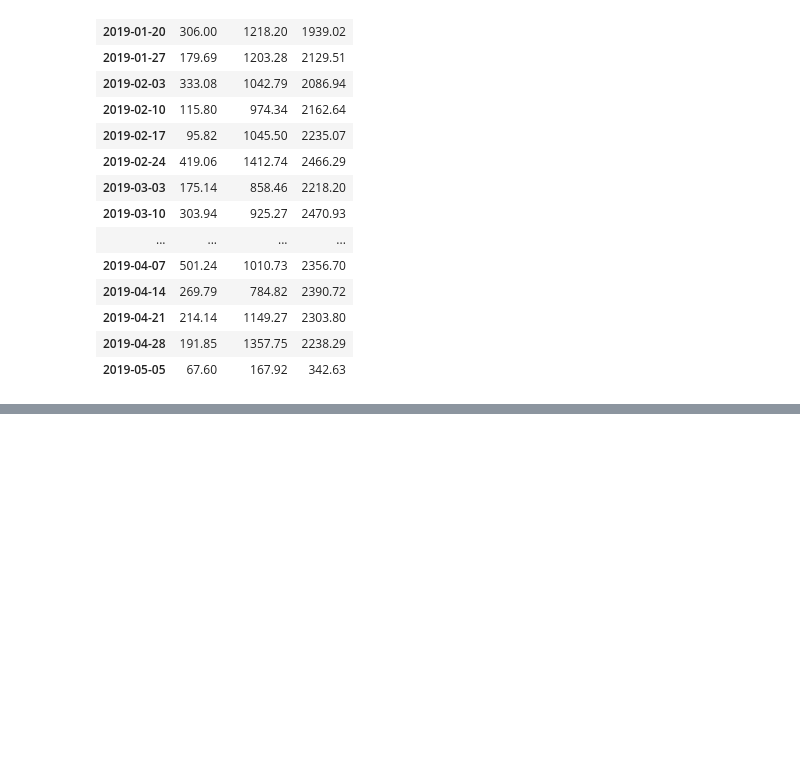
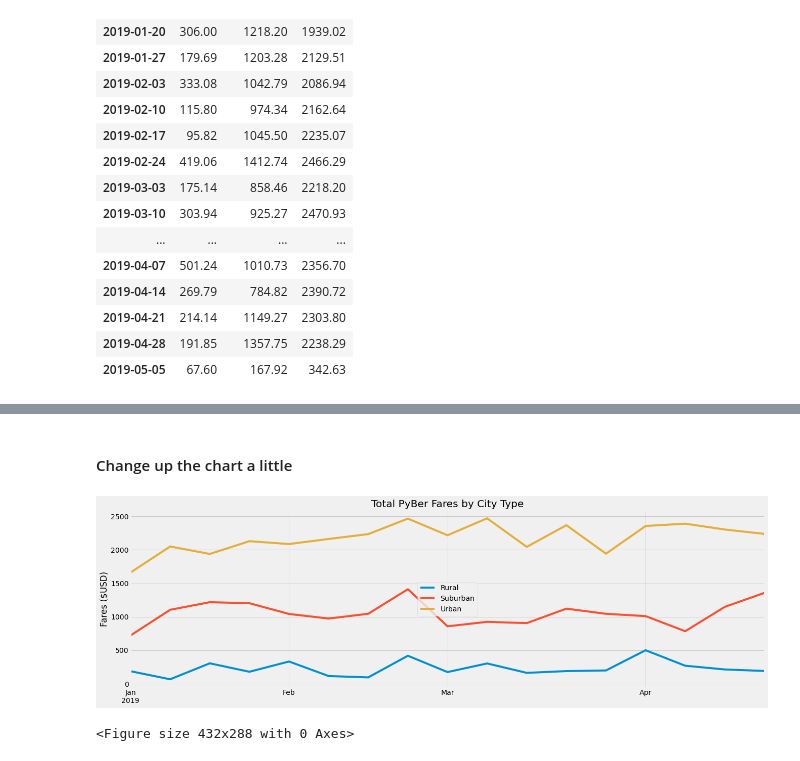
Before and after one commit to PGL50/PyBer_Analysis, a Jupyter notebook: PyBer_Challenge.ipynb, the cells around one changed output, grey strips where cells are left out. Saved outputs shown, nothing was run; the diff lists cells and outputs as text; code cells hidden in the pictures; blank space fills up the shorter version.

```diff
--- a/PyBer_Challenge.ipynb
+++ b/PyBer_Challenge.ipynb
@@ -326,0 +368,23 @@ plt.tight_layout()
+# %% [markdown]
+#### Change up the chart a little
+# %%
+# 8. Using the object-oriented interface method, plot the resample DataFrame using the df.plot() function.
+# Try new charts
+
+weekly_fares = weekly_fares_df.plot(figsize=(20,6))
+
+weekly_fares.set_xlim([pd.to_datetime('2019-01-01 23:50:00'), pd.to_datetime('2019-04-28 00:10:00')])
+
+weekly_fares.set_title("Total PyBer Fares by City Type")
+
+weekly_fares.set_xlabel('')
+weekly_fares.set_ylabel("Fares ($USD)")
+
+plt.legend(loc='center')
+
+plt.savefig("analysis/PyBer_fare_summary_new.png")
+plt.show()
+plt.tight_layout()
+# %% [output]
+[figure, added]
+<Figure size 432x288 with 0 Axes>
```
Also changed, not shown: parts of 23 cells of this notebook, 1 other file.
